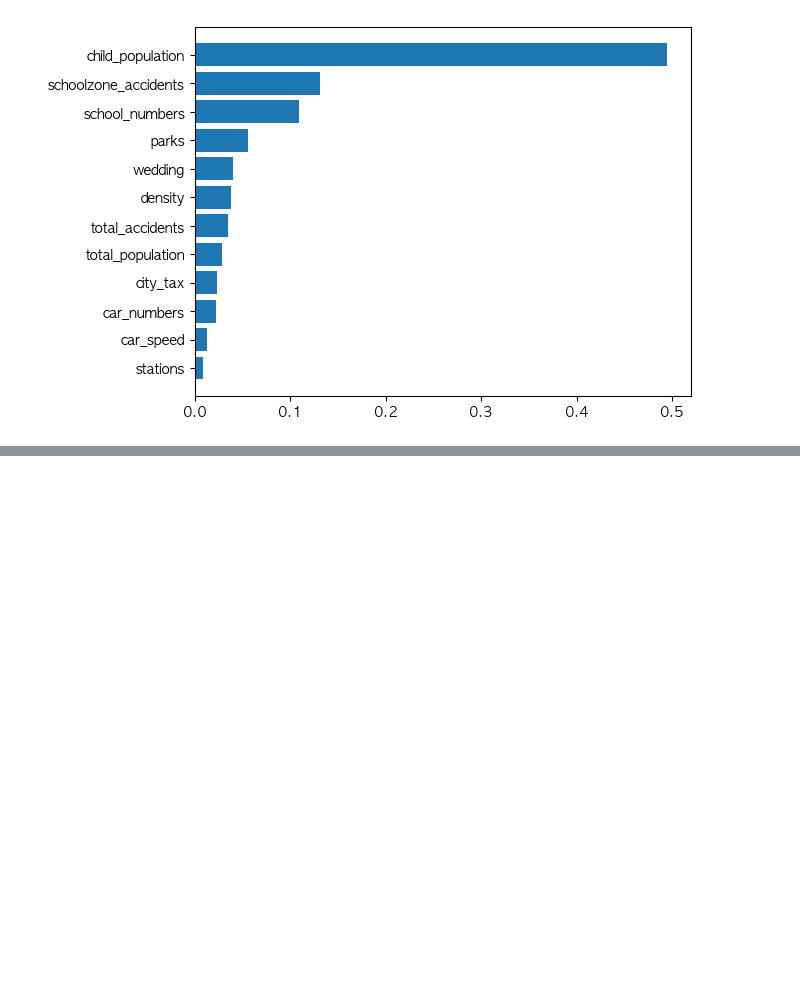
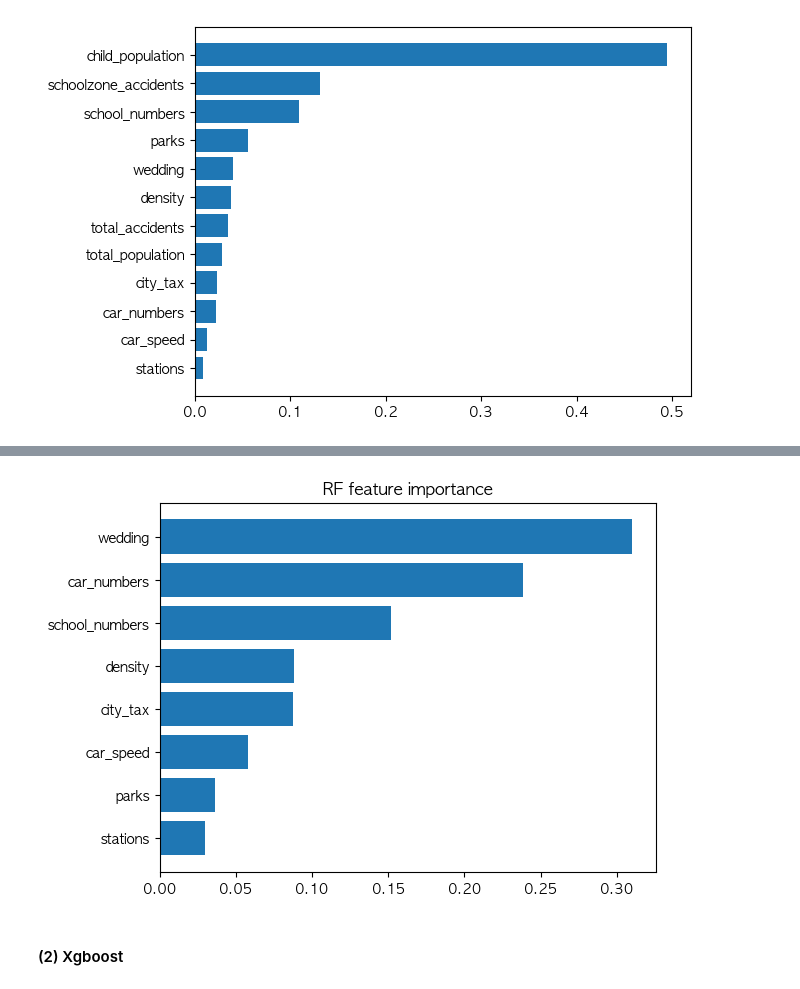
Before and after one commit to Nnnnuri/Analysis_Report, a Jupyter notebook: Project/report.ipynb, the cells around one changed output, grey strips where cells are left out. Cells and saved outputs as stored; diff of their text form; code cells hidden in the pictures; blank space fills up the shorter version.

```diff
--- a/Project/report.ipynb
+++ b/Project/report.ipynb
@@ -187,0 +217,11 @@ plt.show()
+# %%
+rf_feature_importance2 = pd.DataFrame({'col':select_col2, 'fi' : rf_model2.feature_importances_})
+rf_feature_importance2 = rf_feature_importance2.sort_values(by='fi',ascending=True)
+
+plt.title('RF feature importance')
+plt.barh(rf_feature_importance2.col, rf_feature_importance2.fi)
+plt.show()
+# %% [output]
+[figure, added]
+# %% [markdown]
+#### (2) Xgboost
```
Also changed, not shown: parts of 26 cells of this notebook.
